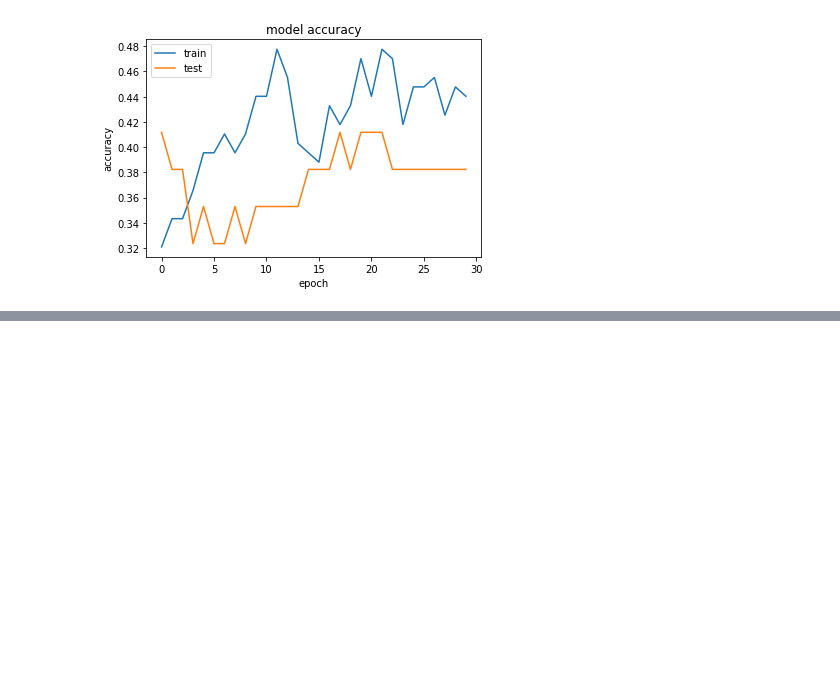
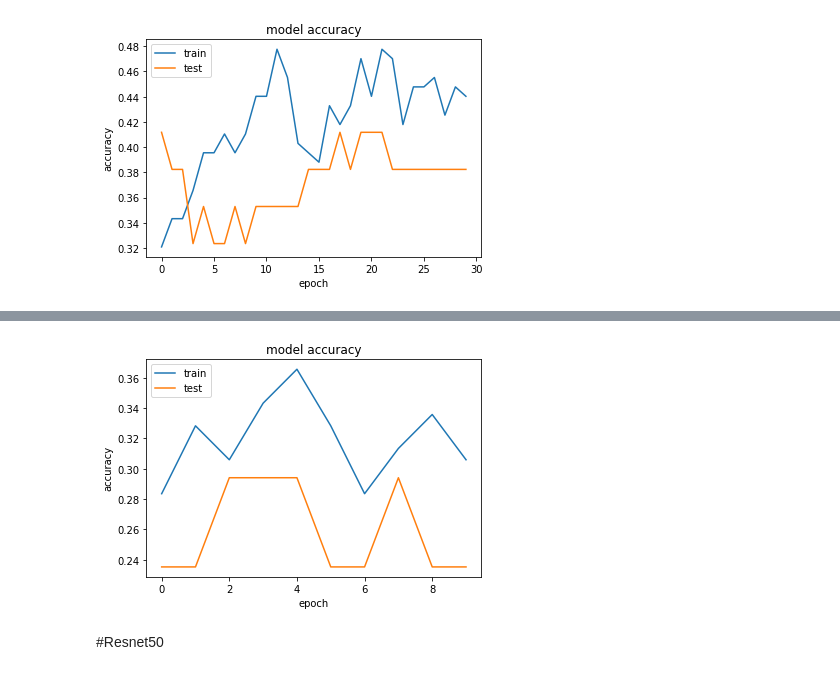
Before and after one commit to ehjhihlo/Sinica_Project, a Jupyter notebook: Microbiome in human blood/Qiime2_BloodDepression_Train_final.ipynb, the cells around one changed output, grey strips where cells are left out. Drawn from its saved outputs; the diff is of its cells as text; code cells hidden in the pictures; blank space fills up the shorter version.

```diff
--- a/Microbiome in human blood/Qiime2_BloodDepression_Train_final.ipynb
+++ b/Microbiome in human blood/Qiime2_BloodDepression_Train_final.ipynb
@@ -942,0 +1034,8 @@ plt.show()
+# %%
+# train_x = train_x.values.reshape(134, 11, 16, 3)
+train_x = train_x.reshape(134, 11, 16, 3)
+# test_x = test_x.values.reshape(34, 11, 16, 3)
+test_x = test_x.reshape(34, 11, 16, 3)
+# %%
+train_x = tf.image.resize(train_x, (224, 224))
+test_x = tf.image.resize(test_x, (224, 224))
@@ -942,0 +1044,20 @@ plt.show()
+# %%
+from keras.applications.vgg16 import VGG16
+from keras.layers import Dense, Dropout, Flatten
+# load model
+model = tf.keras.applications.VGG16(
+    include_top=False,
+    weights='imagenet',
+    input_shape=(224,224,3),
+)
+num_classes = 3
+x = model.layers[-1].output
+x = Flatten(name='flatten')(x)
+x = Dropout(0.5)(x)
+x = Dense(num_classes, activation='softmax', name='predictions')(x)
+
+# Create your own model
+model = K.models.Model(inputs=model.input, outputs=x)
+
+# summarize the model
+model.summary()
@@ -942,0 +1082,8 @@ plt.show()
+# %%
+opt = tf.keras.optimizers.Adam(learning_rate=0.00002)
+# opt = K.optimizers.Adam(lr=0.0005)
+model.compile(optimizer=opt, loss='categorical_crossentropy',
+        metrics=['accuracy'])
+
+h2 = model.fit(train_x, train_y, epochs=10, batch_size=4,
+      validation_data=(test_x, test_y))
@@ -942,0 +1111,13 @@ plt.show()
+# %%
+# summarize history for accuracy
+plt.plot(h2.history['accuracy'])
+plt.plot(h2.history['val_accuracy'])
+plt.title('model accuracy')
+plt.ylabel('accuracy')
+plt.xlabel('epoch')
+plt.legend(['train', 'test'], loc='upper left')
+plt.show()
+# %% [output]
+[figure, added]
+# %% [markdown]
+#Resnet50
```
Also changed, not shown: parts of 56 cells of this notebook.
